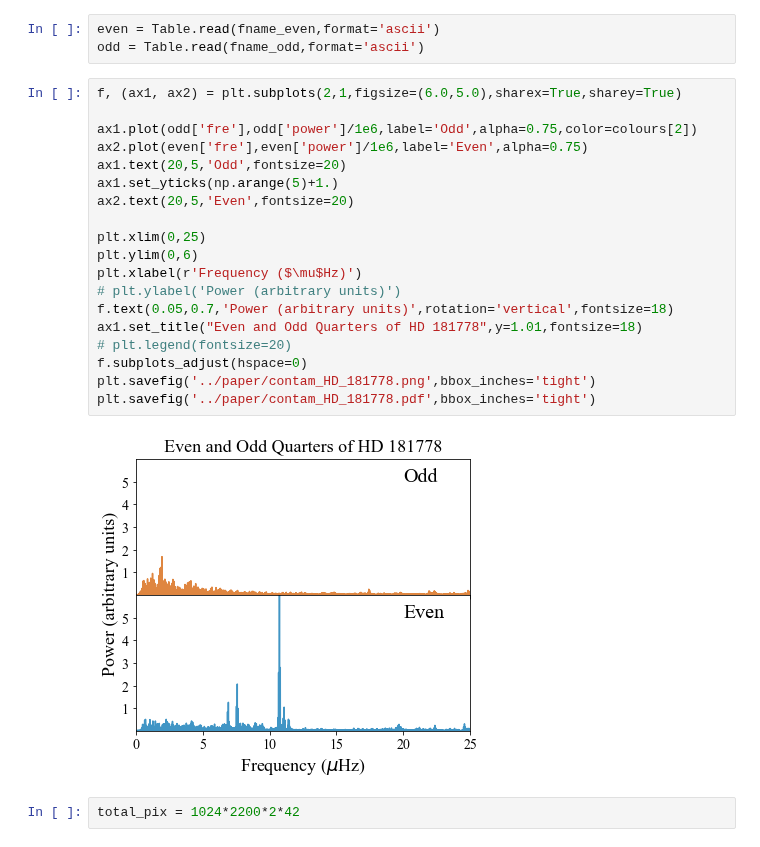
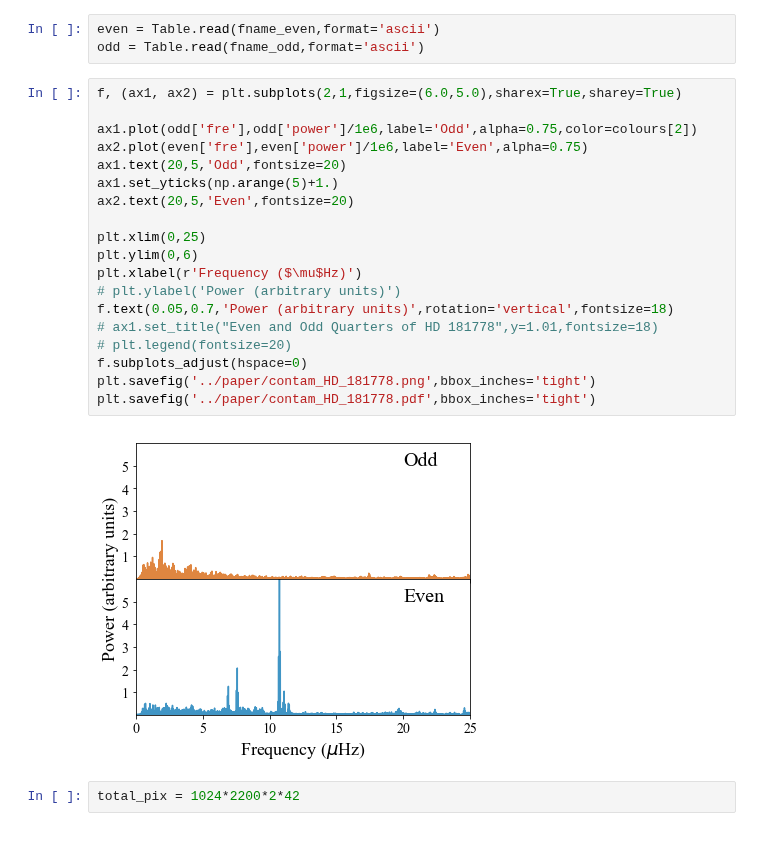
Before and after one commit to benjaminpope/smearcampaign, a Jupyter notebook: notebooks/contamination.ipynb, the cells around one changed output. Drawn from its saved outputs; the diff is of its cells as text.

```diff
--- a/notebooks/contamination.ipynb
+++ b/notebooks/contamination.ipynb
@@ -45,24 +45,24 @@ odd = Table.read(fname_odd,format='ascii')
 # %%
 f, (ax1, ax2) = plt.subplots(2,1,figsize=(6.0,5.0),sharex=True,sharey=True)
 
 ax1.plot(odd['fre'],odd['power']/1e6,label='Odd',alpha=0.75,color=colours[2])
 ax2.plot(even['fre'],even['power']/1e6,label='Even',alpha=0.75)
 ax1.text(20,5,'Odd',fontsize=20)
 ax1.set_yticks(np.arange(5)+1.)
 ax2.text(20,5,'Even',fontsize=20)
 
 plt.xlim(0,25)
 plt.ylim(0,6)
 plt.xlabel(r'Frequency ($\mu$Hz)')
 # plt.ylabel('Power (arbitrary units)')
 f.text(0.05,0.7,'Power (arbitrary units)',rotation='vertical',fontsize=18)
-ax1.set_title("Even and Odd Quarters of HD 181778",y=1.01,fontsize=18)
+# ax1.set_title("Even and Odd Quarters of HD 181778",y=1.01,fontsize=18)
 # plt.legend(fontsize=20)
 f.subplots_adjust(hspace=0)
 plt.savefig('../paper/contam_HD_181778.png',bbox_inches='tight')
 plt.savefig('../paper/contam_HD_181778.pdf',bbox_inches='tight')
 # %% [output]
-[figure, old version]
+[figure, new version]
 # %%
 total_pix = 1024*2200*2*42
 # %%
```
Also changed, not shown: parts of 4 cells of this notebook, 11 other files.
